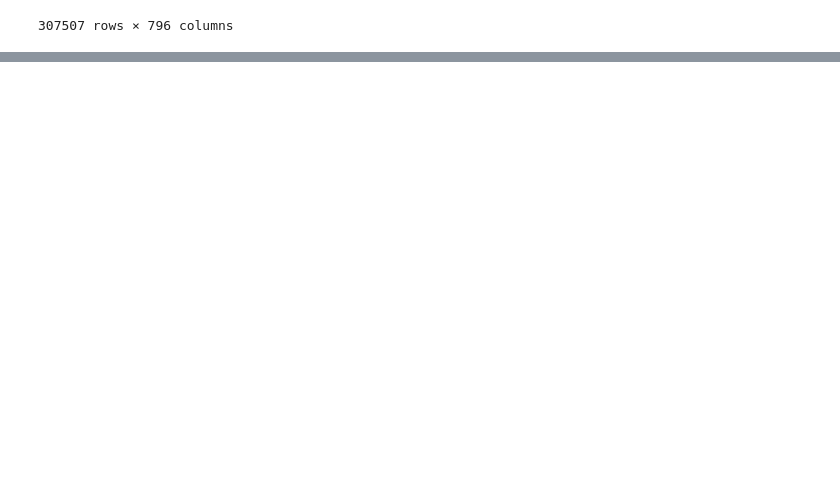
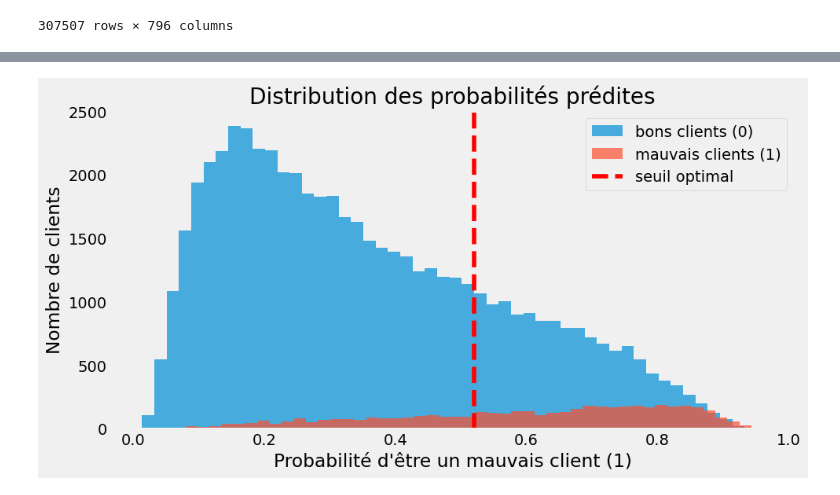
Before and after one commit to sabriatl/Dashboard-Prediction-du-risque-de-defaut-de-paiement, a Jupyter notebook: notebooks_projet/projet_7_notebook.ipynb, the cells around one changed output, grey strips where cells are left out. Cells and saved outputs as stored; diff of their text form; code cells hidden in the pictures; blank space fills up the shorter version.

```diff
--- a/notebooks_projet/projet_7_notebook.ipynb
+++ b/notebooks_projet/projet_7_notebook.ipynb
@@ -888,0 +1269,33 @@ You can set `force_col_wise=true` to remove the overhead.
+# %%
+# Colonnes à scaler
+cols_to_scale = [col for col in X_reduced.columns if X_reduced[col].nunique() > 10]
+
+# Preprocessor
+preprocessor = ColumnTransformer(
+    transformers=[("scaler_continuous_features", StandardScaler(), cols_to_scale)],
+    remainder='passthrough'
+)
+
+# Pipeline
+pipeline = Pipeline(steps=[
+    ("preprocessor", preprocessor),
+    ("model", lgb.LGBMClassifier(class_weight='balanced'))
+])
+# %%
+# Grid des hyperparamètres LightGBM
+param_grid = {
+    "model__num_leaves": [31, 50, 75],
+    "model__max_depth": [-1, 10, 20],
+    "model__learning_rate": [0.1, 0.05, 0.01],
+    "model__n_estimators": [100, 300, 500]
+}
+# %%
+# GridSearchCV
+grid_search = GridSearchCV(
+    pipeline,
+    param_grid,
+    cv=3,
+    scoring='roc_auc',
+    verbose=2,
+    n_jobs=-1
+)
@@ -888,0 +1465,13 @@ You can set `force_col_wise=true` to remove the overhead.
+# %%
+plt.figure(figsize=(10,5))
+plt.hist(y_proba[y_test==0], bins=50, alpha=0.7, label="bons clients (0)")
+plt.hist(y_proba[y_test==1], bins=50, alpha=0.7, label="mauvais clients (1)")
+plt.axvline(seuil_optimal, color='red', linestyle='--', label='seuil optimal')
+plt.xlabel("Probabilité d'être un mauvais client (1)")
+plt.ylabel("Nombre de clients")
+plt.title("Distribution des probabilités prédites")
+plt.legend()
+plt.grid()
+plt.show()
+# %% [output]
+[figure, added]
```
Also changed, not shown: parts of 42 cells of this notebook.
